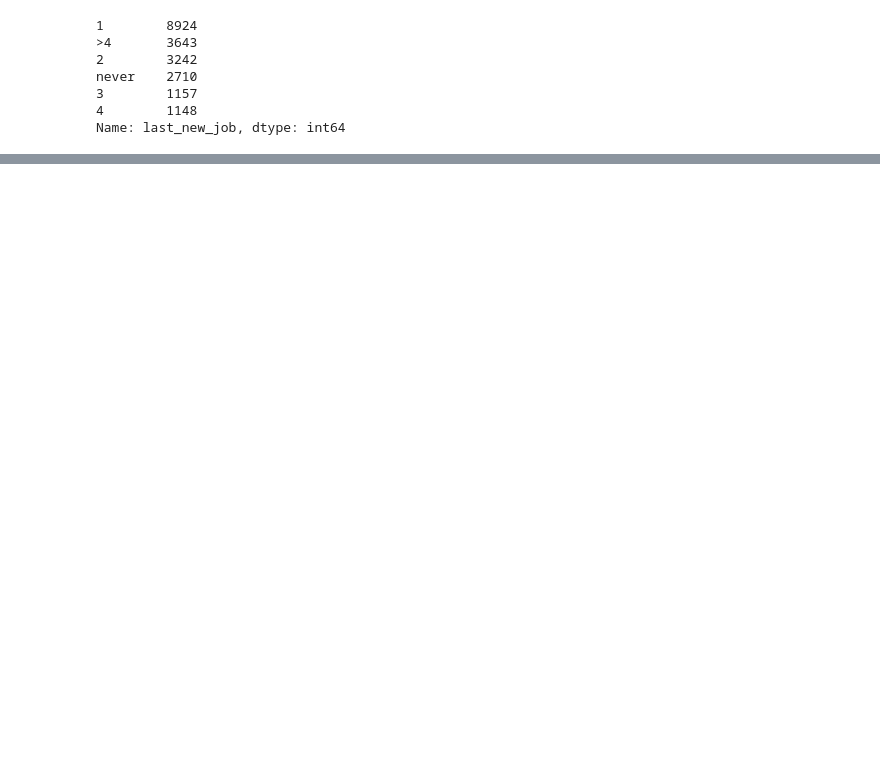
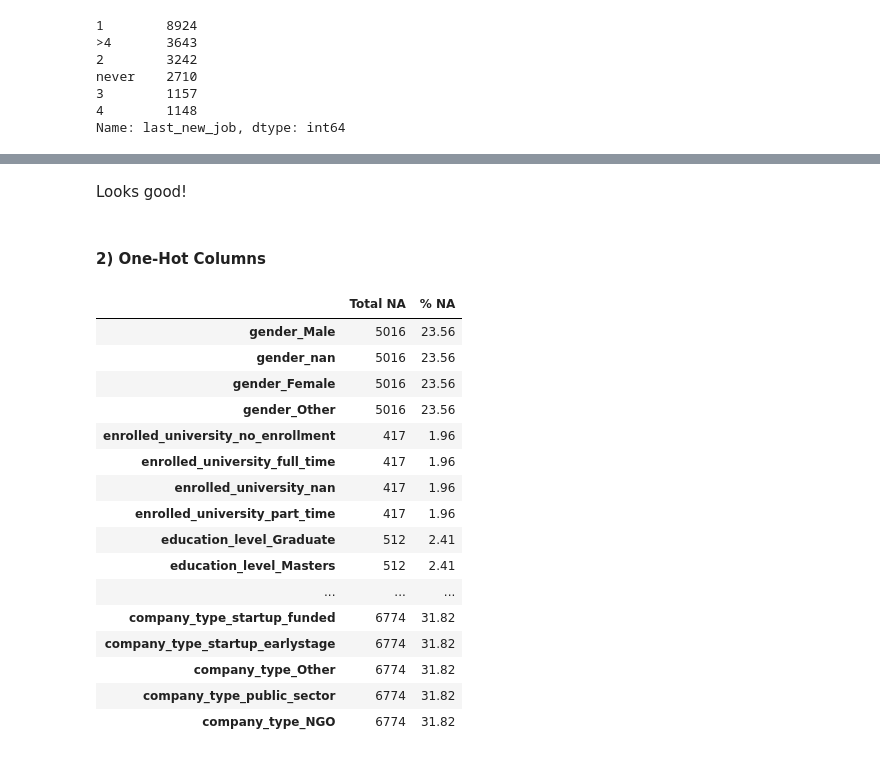
Before and after one commit to divzueri/Data-Science-Projects, a Jupyter notebook: HRAnalytics/notebooks/1. Data Wrangling and Pre-Processing.ipynb, the cells around one changed output, grey strips where cells are left out. Drawn from its saved outputs; the diff is of its cells as text; code cells hidden in the pictures; blank space fills up the shorter version.

```diff
--- a/HRAnalytics/notebooks/1. Data Wrangling and Pre-Processing.ipynb
+++ b/HRAnalytics/notebooks/1. Data Wrangling and Pre-Processing.ipynb
@@ -207,0 +425,12 @@ dtype: int64
+# %%
+encoder = ce.OneHotEncoder(cols=cat_cols, return_df=True, use_cat_names=True,
+                           handle_unknown='return_nan', handle_missing='return_nan')
+
+df = encoder.fit_transform(df)
+# %%
+cat_cols2 = []
+for i in cat_cols:
+    for col_name in df.columns:
+        if i in col_name:
+            cat_cols2.append(col_name)
+df[cat_cols2].head()
@@ -207,0 +468,5 @@ dtype: int64
+# %%
+KNN_imputer = KNNImputer()
+
+df[ord_cols] = KNN_imputer.fit_transform(df[ord_cols])
+df[ord_cols].head()
@@ -207,0 +480,4 @@ dtype: int64
+# %%
+# Convert ord cols to int
+df[ord_cols] = round(df[ord_cols], 0)
+df[ord_cols].head()
@@ -207,0 +517,28 @@ dtype: int64
+# %% [markdown]
+Looks good!
+# %% [markdown]
+#### 2) One-Hot Columns
+# %%
+# Number of NAs in each column
+
+perc_na = round(df[cat_cols2].isna().sum() * 100 / len(df[cat_cols2]), 2)
+
+pd.DataFrame({'Total NA':df[cat_cols2].isna().sum(), '% NA':perc_na})
+# %% [output]
+|  | Total NA | % NA |
+| gender_Male | 5016 | 23.56 |
+| gender_nan | 5016 | 23.56 |
+| gender_Female | 5016 | 23.56 |
+| gender_Other | 5016 | 23.56 |
+| enrolled_university_no_enrollment | 417 | 1.96 |
+| enrolled_university_full_time | 417 | 1.96 |
+| enrolled_university_nan | 417 | 1.96 |
+| enrolled_university_part_time | 417 | 1.96 |
+| education_level_Graduate | 512 | 2.41 |
+| education_level_Masters | 512 | 2.41 |
+| ... | ... | ... |
+| company_type_startup_funded | 6774 | 31.82 |
+| company_type_startup_earlystage | 6774 | 31.82 |
+| company_type_Other | 6774 | 31.82 |
+| company_type_public_sector | 6774 | 31.82 |
+| company_type_NGO | 6774 | 31.82 |
```
Also changed, not shown: parts of 88 cells of this notebook.
